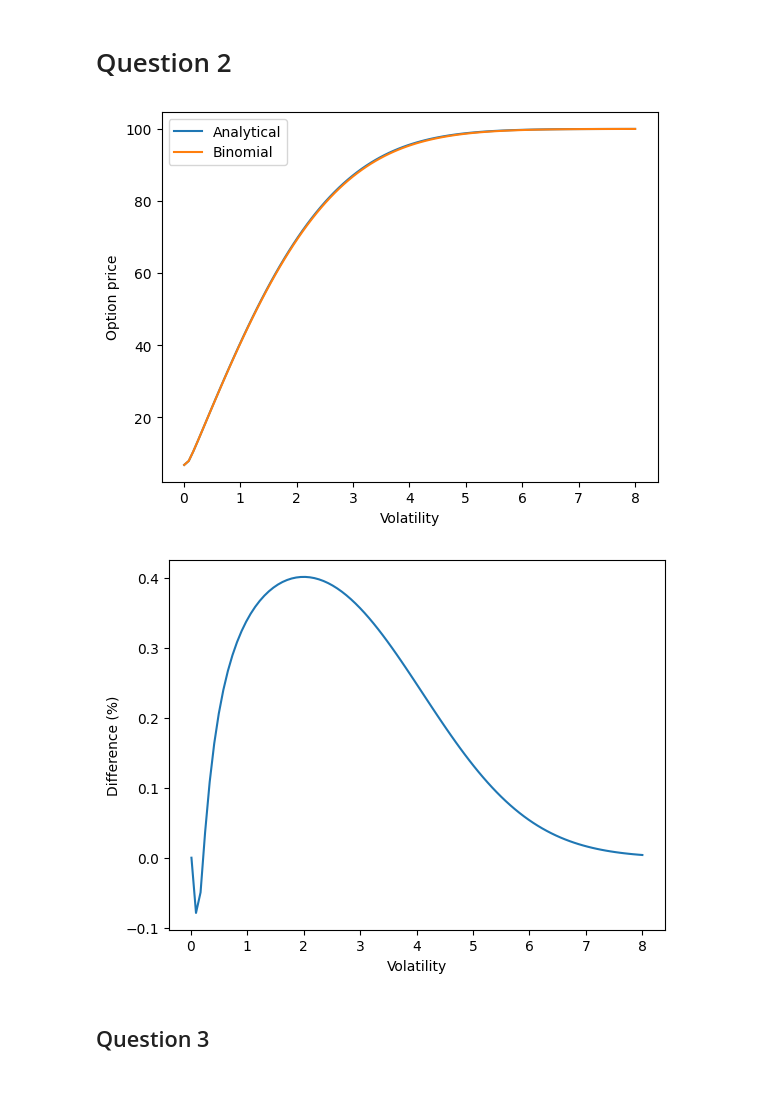
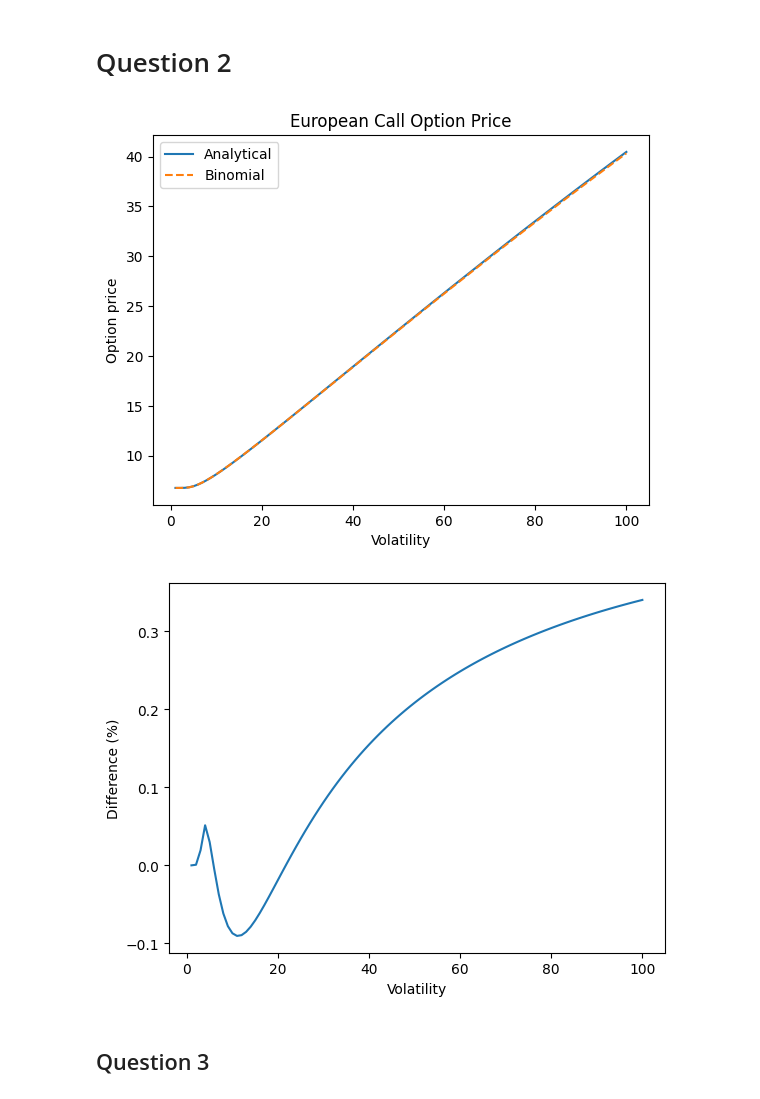
Before and after one commit to ThomasTenDamme/Comp_Finance_Group_16, a Jupyter notebook: Assignment 1/Part 2.ipynb, the cells around one changed output. Cells and saved outputs as stored; diff of their text form; code cells hidden in the pictures.

```diff
--- a/Assignment 1/Part 2.ipynb
+++ b/Assignment 1/Part 2.ipynb
@@ -175,39 +167,42 @@ T = 1
 N = 50
 
 K = 99
 r = 0.06
 
-sigma_values = np.linspace(0.01, 8, 100)
+sigma_values = np.linspace(0.01, 1, 100)
 
 analytical_pricings = []
 binomial_pricings = []
 
 for sigma in sigma_values:
     option_price_analyt = option_price_analytical(S, T, r, K, sigma)
     tree = buildTree(S, sigma, T, N)
     option_matrix = valueOptionMatrix(tree, sigma, T, N, r, K)
     option_price_binom = option_matrix[0, 0]
 
     analytical_pricings.append(option_price_analyt)
     binomial_pricings.append(option_price_binom)
 
+volatility_percentage = sigma_values * 100
+
 # Plot the results
-plt.plot(sigma_values, analytical_pricings, label="Analytical")
-plt.plot(sigma_values, binomial_pricings, label="Binomial")
+plt.plot(volatility_percentage, analytical_pricings, label="Analytical")
+plt.plot(volatility_percentage, binomial_pricings, label="Binomial", linestyle="--")
 plt.xlabel("Volatility")
 plt.ylabel("Option price")
 plt.legend()
+plt.title("European Call Option Price")
 plt.show()
 
 # Procentual difference
 diff = (np.array(analytical_pricings) - np.array(binomial_pricings)) / np.array(analytical_pricings) * 100
-plt.plot(sigma_values, diff)
+plt.plot(volatility_percentage, diff)
 plt.xlabel("Volatility")
 plt.ylabel("Difference (%)")
 plt.show()
 # %% [output]
-[figure, old version]
+[figure, new version]
-[figure, old version]
+[figure, new version]
 # %% [markdown]
 ## Question 3
 # %%
```
Also changed, not shown: parts of 6 cells of this notebook.
